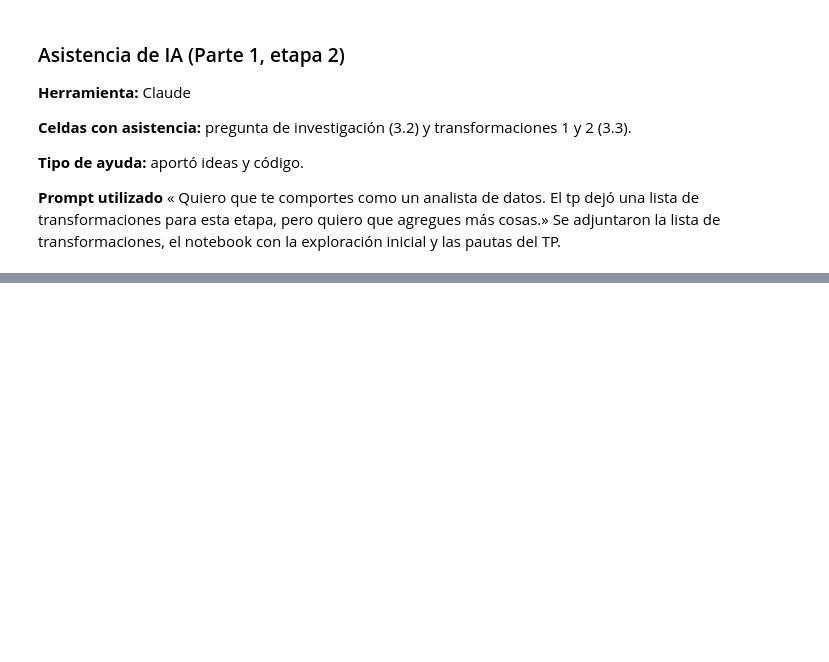
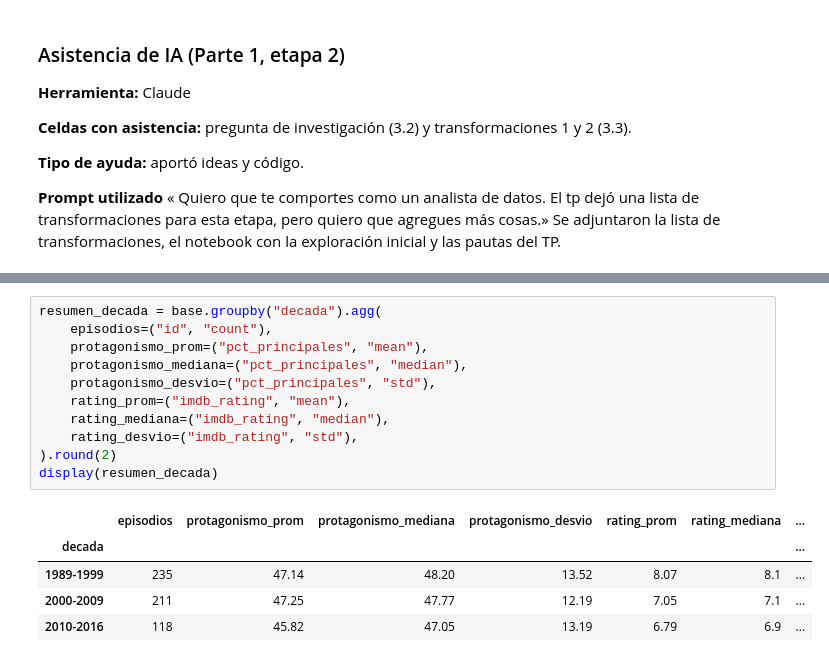
Before and after one commit to enedenao/tp_labo, a Jupyter notebook: notebook.ipynb, the cells around one changed output, grey strips where cells are left out. Saved outputs shown, nothing was run; the diff lists cells and outputs as text; blank space fills up the shorter version.

```diff
--- a/notebook.ipynb
+++ b/notebook.ipynb
@@ -466,0 +536,17 @@ dtype: int64
+# %%
+resumen_decada = base.groupby("decada").agg(
+    episodios=("id", "count"),
+    protagonismo_prom=("pct_principales", "mean"),
+    protagonismo_mediana=("pct_principales", "median"),
+    protagonismo_desvio=("pct_principales", "std"),
+    rating_prom=("imdb_rating", "mean"),
+    rating_mediana=("imdb_rating", "median"),
+    rating_desvio=("imdb_rating", "std"),
+).round(2)
+display(resumen_decada)
+# %% [output]
+|  | episodios | protagonismo_prom | protagonismo_mediana | protagonismo_desvio | rating_prom | rating_mediana | ... |
+| decada |  |  |  |  |  |  | ... |
+| 1989-1999 | 235 | 47.14 | 48.20 | 13.52 | 8.07 | 8.1 | ... |
+| 2000-2009 | 211 | 47.25 | 47.77 | 12.19 | 7.05 | 7.1 | ... |
+| 2010-2016 | 118 | 45.82 | 47.05 | 13.19 | 6.79 | 6.9 | ... |
```
Also changed, not shown: parts of 14 cells of this notebook.
